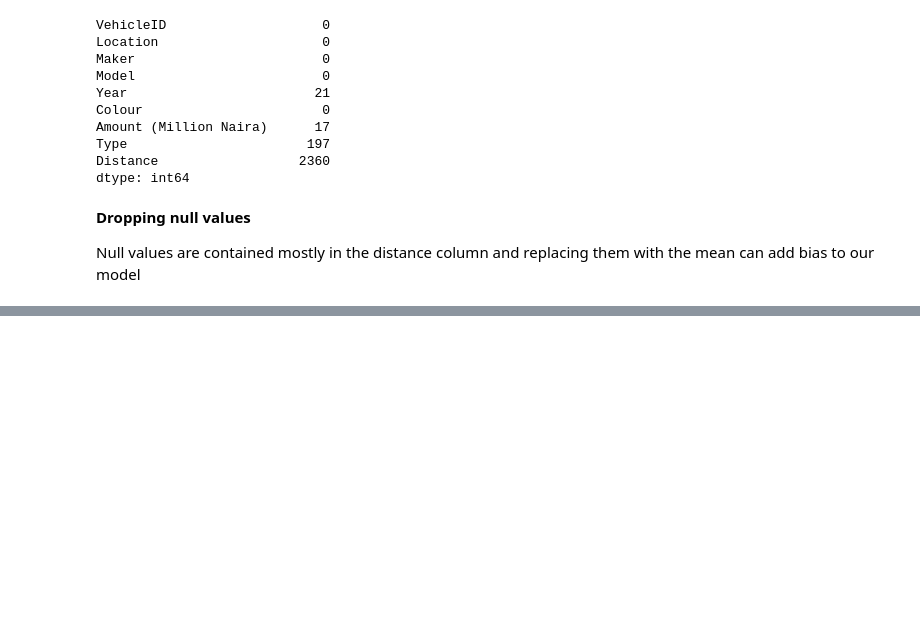
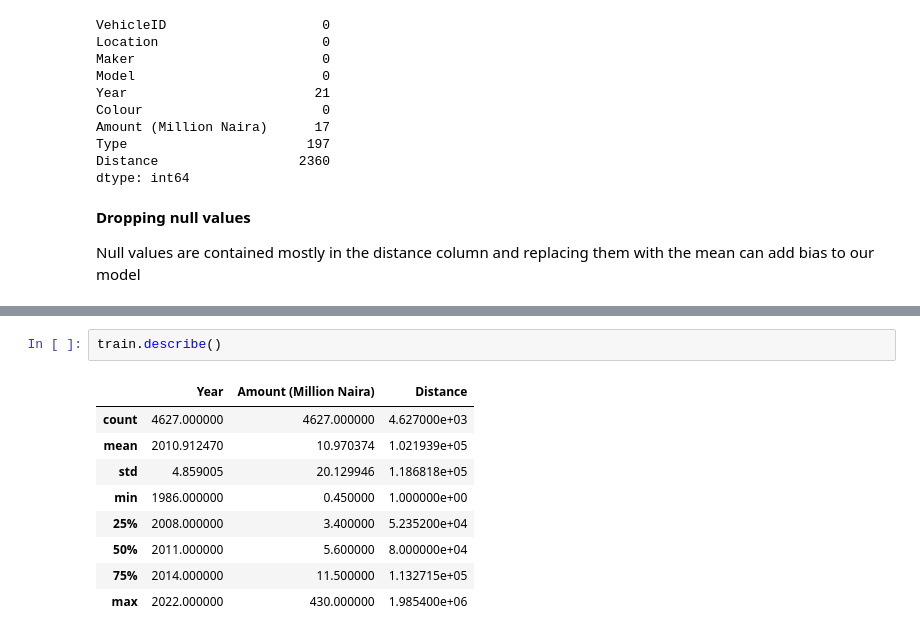
Before and after one commit to atehe/DSN_AI-INVASION_2022, a Jupyter notebook: notebook/Untitled.ipynb, the cells around one changed output, grey strips where cells are left out. Saved outputs shown, nothing was run; the diff lists cells and outputs as text; blank space fills up the shorter version.

```diff
--- a/notebook/Untitled.ipynb
+++ b/notebook/Untitled.ipynb
@@ -139,0 +178,12 @@ Now the cleaning has been taken care of we'll be taking a deeper dive into the d
+# %%
+train.describe()
+# %% [output]
+|  | Year | Amount (Million Naira) | Distance |
+| count | 4627.000000 | 4627.000000 | 4.627000e+03 |
+| mean | 2010.912470 | 10.970374 | 1.021939e+05 |
+| std | 4.859005 | 20.129946 | 1.186818e+05 |
+| min | 1986.000000 | 0.450000 | 1.000000e+00 |
+| 25% | 2008.000000 | 3.400000 | 5.235200e+04 |
+| 50% | 2011.000000 | 5.600000 | 8.000000e+04 |
+| 75% | 2014.000000 | 11.500000 | 1.132715e+05 |
+| max | 2022.000000 | 430.000000 | 1.985400e+06 |
```
Also changed, not shown: parts of 16 cells of this notebook.
